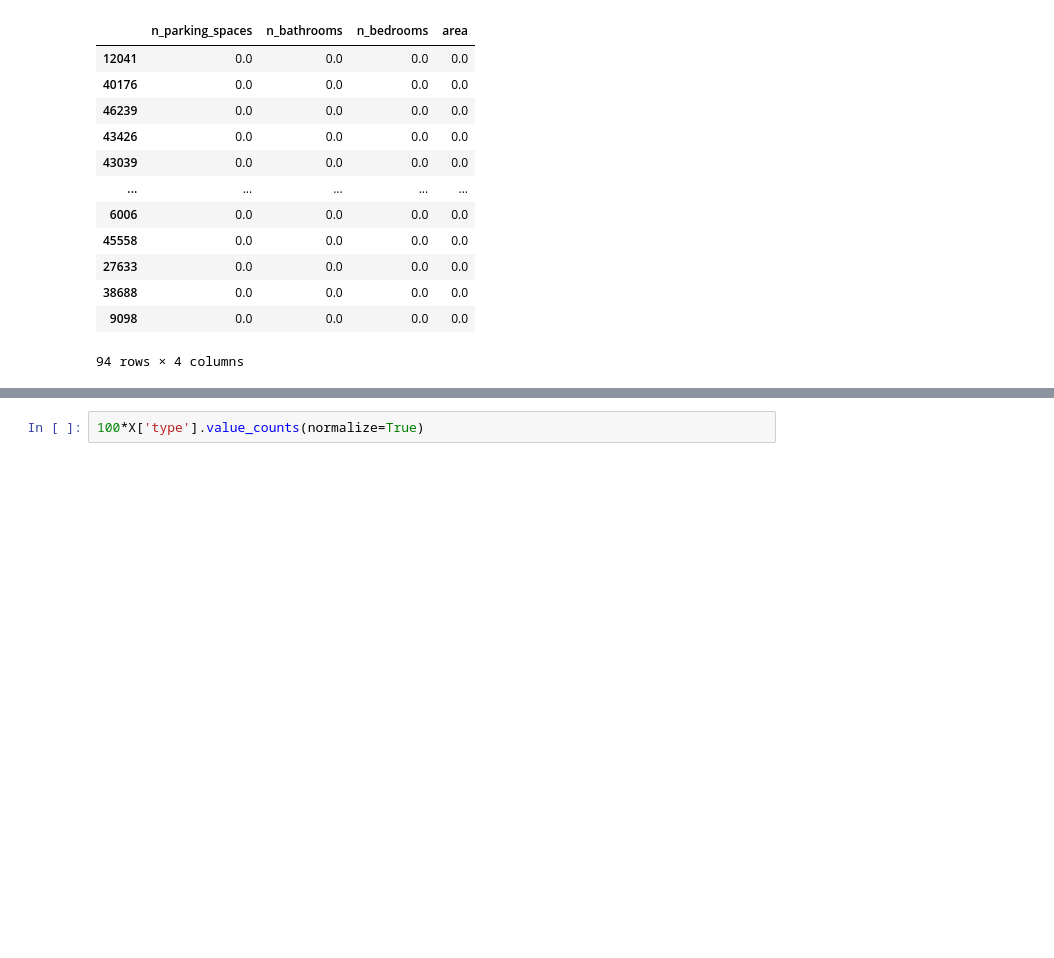
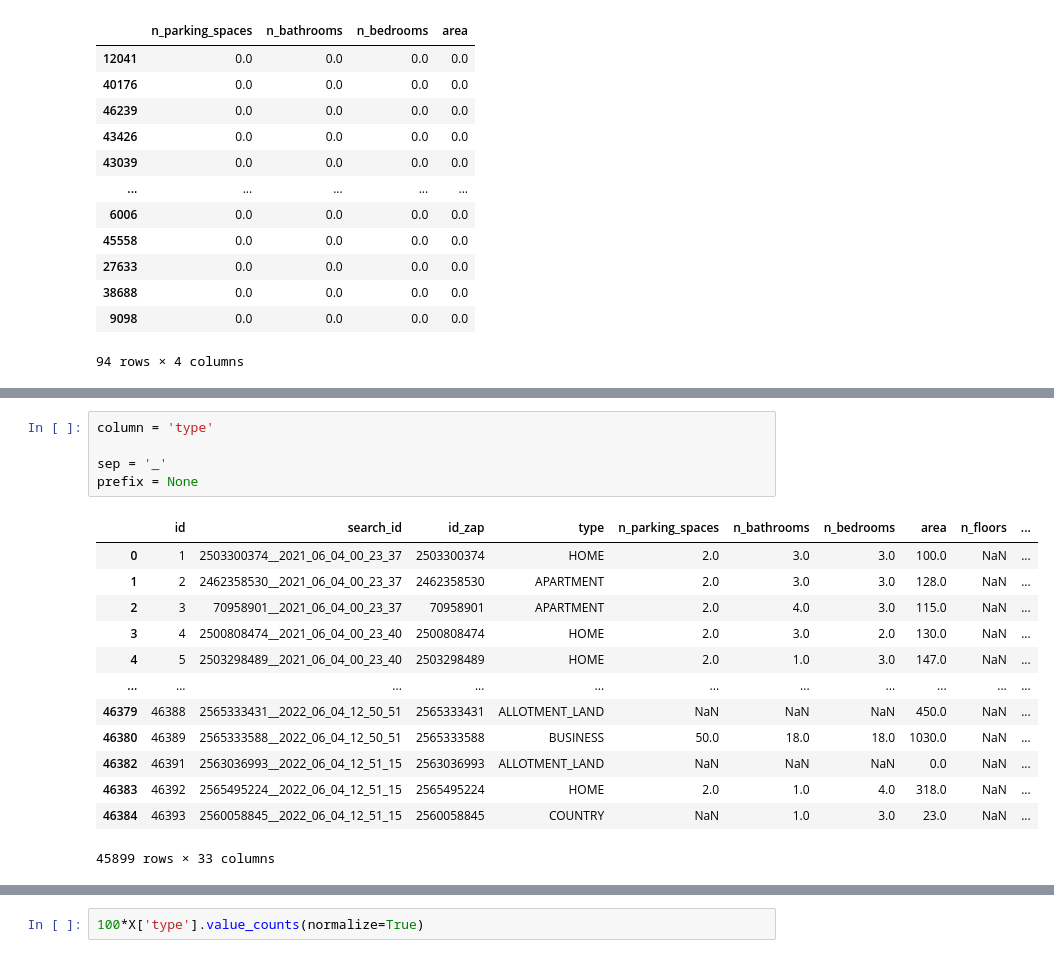
Before and after one commit to emdemor/model-pc-house-prices, a Jupyter notebook: main.ipynb, the cells around one changed output, grey strips where cells are left out. Saved outputs shown, nothing was run; the diff lists cells and outputs as text; blank space fills up the shorter version.

```diff
--- a/main.ipynb
+++ b/main.ipynb
@@ -185,3 +163,22 @@ X.assign(price=y).groupby('type').agg(
+# %%
+column = 'type'
+
+sep = '_'
+prefix = None
+# %% [output]
+|  | id | search_id | id_zap | type | n_parking_spaces | n_bathrooms | n_bedrooms | area | n_floors | ... |
+| 0 | 1 | 2503300374__2021_06_04_00_23_37 | 2503300374 | HOME | 2.0 | 3.0 | 3.0 | 100.0 | NaN | ... |
+| 1 | 2 | 2462358530__2021_06_04_00_23_37 | 2462358530 | APARTMENT | 2.0 | 3.0 | 3.0 | 128.0 | NaN | ... |
+| 2 | 3 | 70958901__2021_06_04_00_23_37 | 70958901 | APARTMENT | 2.0 | 4.0 | 3.0 | 115.0 | NaN | ... |
+| 3 | 4 | 2500808474__2021_06_04_00_23_40 | 2500808474 | HOME | 2.0 | 3.0 | 2.0 | 130.0 | NaN | ... |
+| 4 | 5 | 2503298489__2021_06_04_00_23_40 | 2503298489 | HOME | 2.0 | 1.0 | 3.0 | 147.0 | NaN | ... |
+| ... | ... | ... | ... | ... | ... | ... | ... | ... | ... | ... |
+| 46379 | 46388 | 2565333431__2022_06_04_12_50_51 | 2565333431 | ALLOTMENT_LAND | NaN | NaN | NaN | 450.0 | NaN | ... |
+| 46380 | 46389 | 2565333588__2022_06_04_12_50_51 | 2565333588 | BUSINESS | 50.0 | 18.0 | 18.0 | 1030.0 | NaN | ... |
+| 46382 | 46391 | 2563036993__2022_06_04_12_51_15 | 2563036993 | ALLOTMENT_LAND | NaN | NaN | NaN | 0.0 | NaN | ... |
+| 46383 | 46392 | 2565495224__2022_06_04_12_51_15 | 2565495224 | HOME | 2.0 | 1.0 | 4.0 | 318.0 | NaN | ... |
+| 46384 | 46393 | 2560058845__2022_06_04_12_51_15 | 2560058845 | COUNTRY | NaN | 1.0 | 3.0 | 23.0 | NaN | ... |
+45899 rows × 33 columns
 # %%
 BUSINESS_TYPES = [
     'SHED_DEPOSIT_WAREHOUSE',
```
Also changed, not shown: parts of 13 cells of this notebook.
